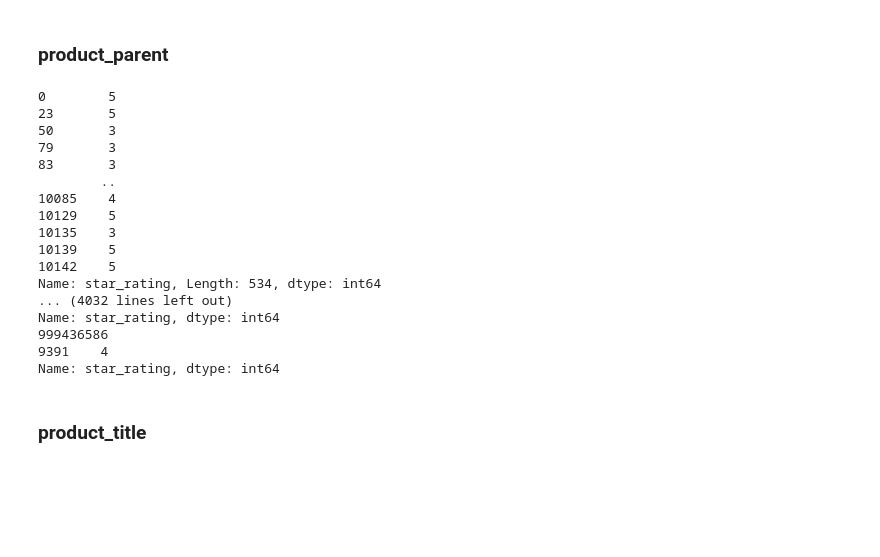
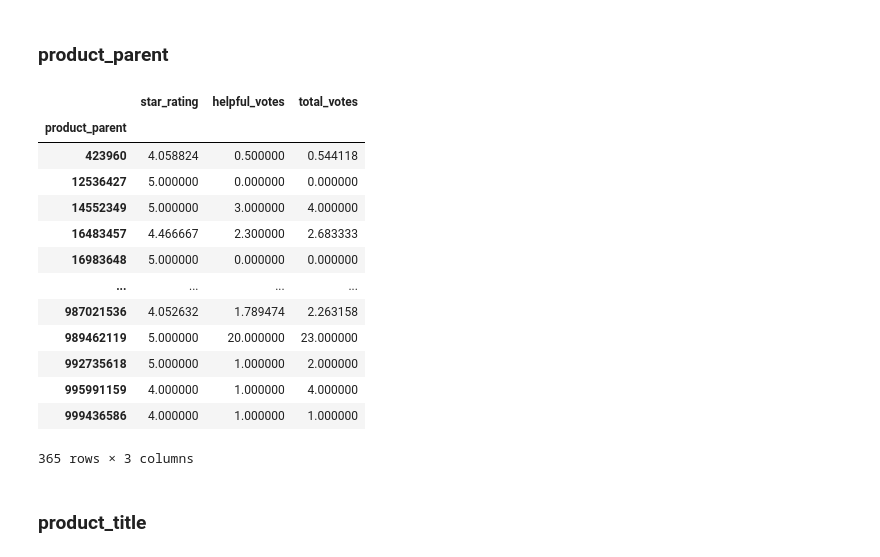
Before and after one commit to Ryan0v0/MCM2020_problemC, a Jupyter notebook: Exploratory Data Analysis.ipynb, the cells around one changed output. Cells and saved outputs as stored; diff of their text form; code cells hidden in the pictures; blank space fills up the shorter version.

Commit message:
groupby

```diff
--- a/Exploratory Data Analysis.ipynb
+++ b/Exploratory Data Analysis.ipynb
@@ -126,31 +126,30 @@ Name: star_rating, dtype: int64
 # %%
 gp_pp = df_hd.groupby('product_parent')
 
-# 选特定的一组
-print(gp_pp.get_group(732252283)['star_rating'])
+# # 选特定的一组
+# print(gp_pp.get_group(732252283)['star_rating'])
 
-# 遍历
-for item in gp_pp:
-    print(item[0])
-    print(item[1]['star_rating'])
+# # 遍历
+# for item in gp_pp:
+#     print(item[0])
+#     print(item[1]['star_rating'])
+
+gp_pp[['star_rating', 'helpful_votes', 'total_votes']].mean()
 # %% [output]
+|  | star_rating | helpful_votes | total_votes |
+| product_parent |  |  |  |
+| 423960 | 4.058824 | 0.500000 | 0.544118 |
+| 12536427 | 5.000000 | 0.000000 | 0.000000 |
+| 14552349 | 5.000000 | 3.000000 | 4.000000 |
+| 16483457 | 4.466667 | 2.300000 | 2.683333 |
+| 16983648 | 5.000000 | 0.000000 | 0.000000 |
+| ... | ... | ... | ... |
+| 987021536 | 4.052632 | 1.789474 | 2.263158 |
+| 989462119 | 5.000000 | 20.000000 | 23.000000 |
+| 992735618 | 5.000000 | 1.000000 | 2.000000 |
+| 995991159 | 4.000000 | 1.000000 | 4.000000 |
+| 999436586 | 4.000000 | 1.000000 | 1.000000 |
-0        5
-23       5
-50       3
-79       3
-83       3
-        ..
-10085    4
-10129    5
-10135    3
-10139    5
-10142    5
-Name: star_rating, Length: 534, dtype: int64
-... (4032 lines left out)
-Name: star_rating, dtype: int64
-999436586
-9391    4
-Name: star_rating, dtype: int64
+365 rows × 3 columns
 # %% [markdown]
 ### product_title
 # %%
```
Also changed, not shown: parts of 1 cell of this notebook.
